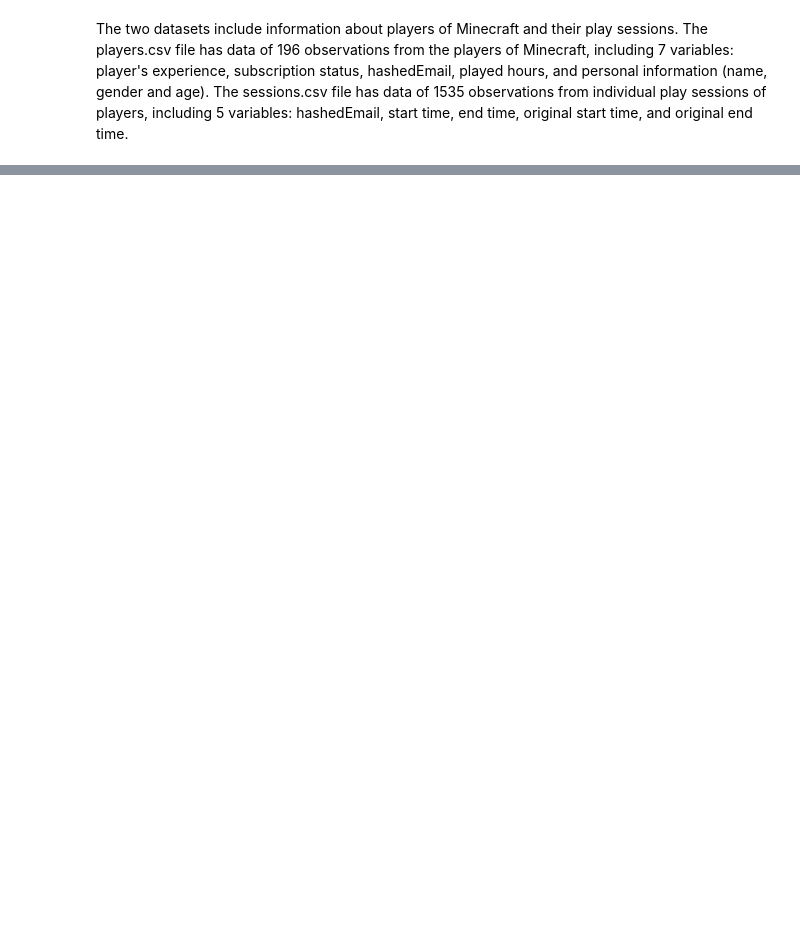
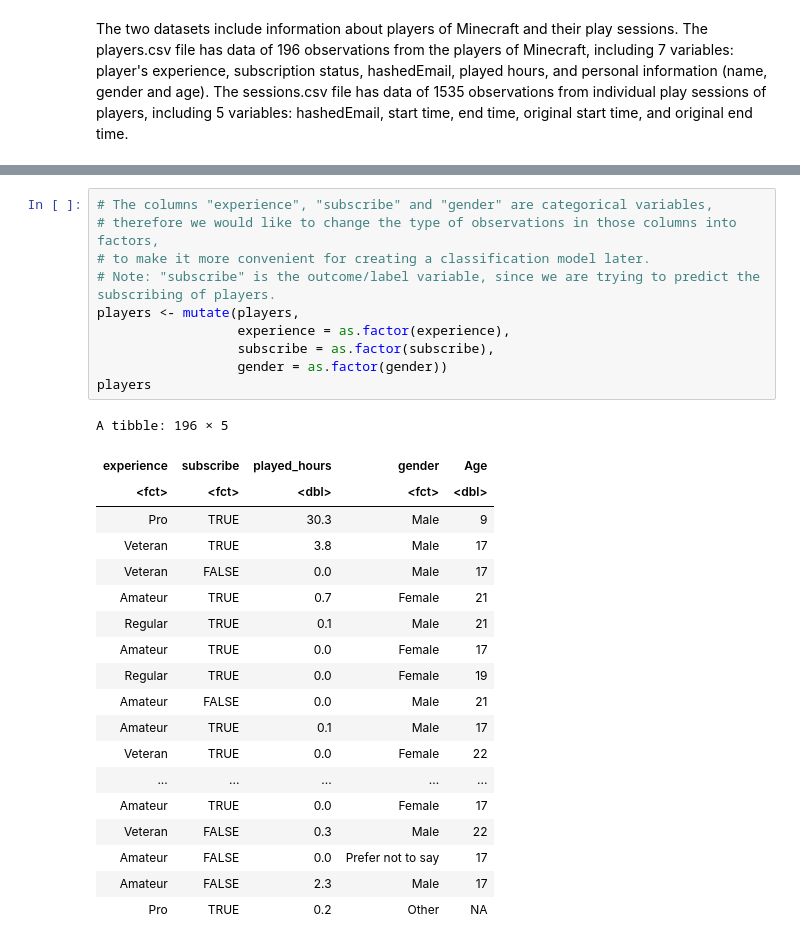
Before and after one commit to eun1220/dsci-100-2025SS-project, a Jupyter notebook: project.ipynb, the cells around one changed output, grey strips where cells are left out. Drawn from its saved outputs; the diff is of its cells as text; blank space fills up the shorter version.

```diff
--- a/project.ipynb
+++ b/project.ipynb
@@ -67,0 +117,30 @@ The sessions.csv file has data of 1535 observations from individual play session
+# %%
+# The columns "experience", "subscribe" and "gender" are categorical variables,
+# therefore we would like to change the type of observations in those columns into factors,
+# to make it more convenient for creating a classification model later.
+# Note: "subscribe" is the outcome/label variable, since we are trying to predict the subscribing of players.
+players <- mutate(players,
+                  experience = as.factor(experience),
+                  subscribe = as.factor(subscribe),
+                  gender = as.factor(gender))
+players
+# %% [output]
+A tibble: 196 × 5
+| experience | subscribe | played_hours | gender | Age |
+| <fct> | <fct> | <dbl> | <fct> | <dbl> |
+| Pro | TRUE | 30.3 | Male | 9 |
+| Veteran | TRUE | 3.8 | Male | 17 |
+| Veteran | FALSE | 0.0 | Male | 17 |
+| Amateur | TRUE | 0.7 | Female | 21 |
+| Regular | TRUE | 0.1 | Male | 21 |
+| Amateur | TRUE | 0.0 | Female | 17 |
+| Regular | TRUE | 0.0 | Female | 19 |
+| Amateur | FALSE | 0.0 | Male | 21 |
+| Amateur | TRUE | 0.1 | Male | 17 |
+| Veteran | TRUE | 0.0 | Female | 22 |
+| ... | ... | ... | ... | ... |
+| Amateur | TRUE | 0.0 | Female | 17 |
+| Veteran | FALSE | 0.3 | Male | 22 |
+| Amateur | FALSE | 0.0 | Prefer not to say | 17 |
+| Amateur | FALSE | 2.3 | Male | 17 |
+| Pro | TRUE | 0.2 | Other | NA |
```
Also changed, not shown: parts of 7 cells of this notebook.
